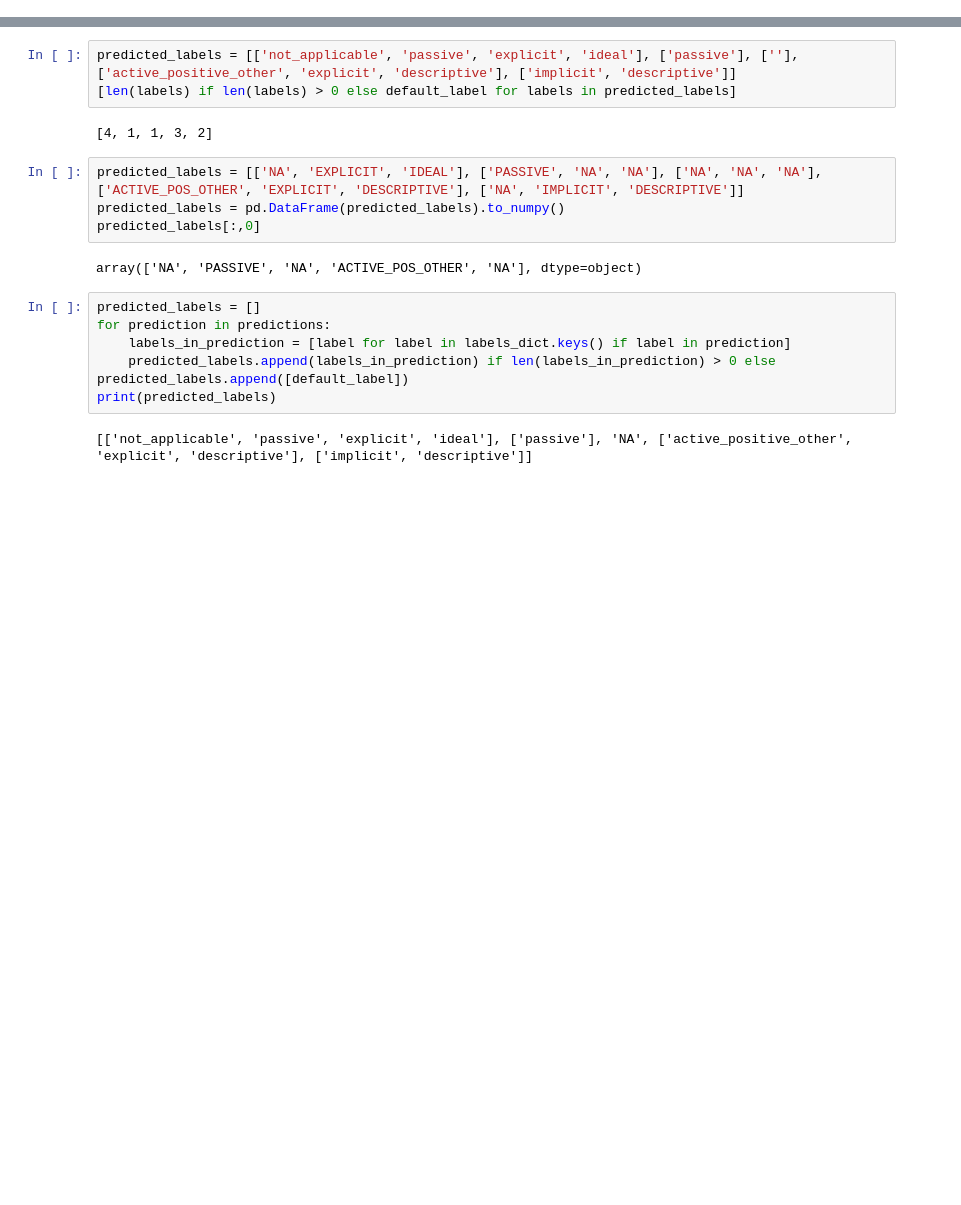
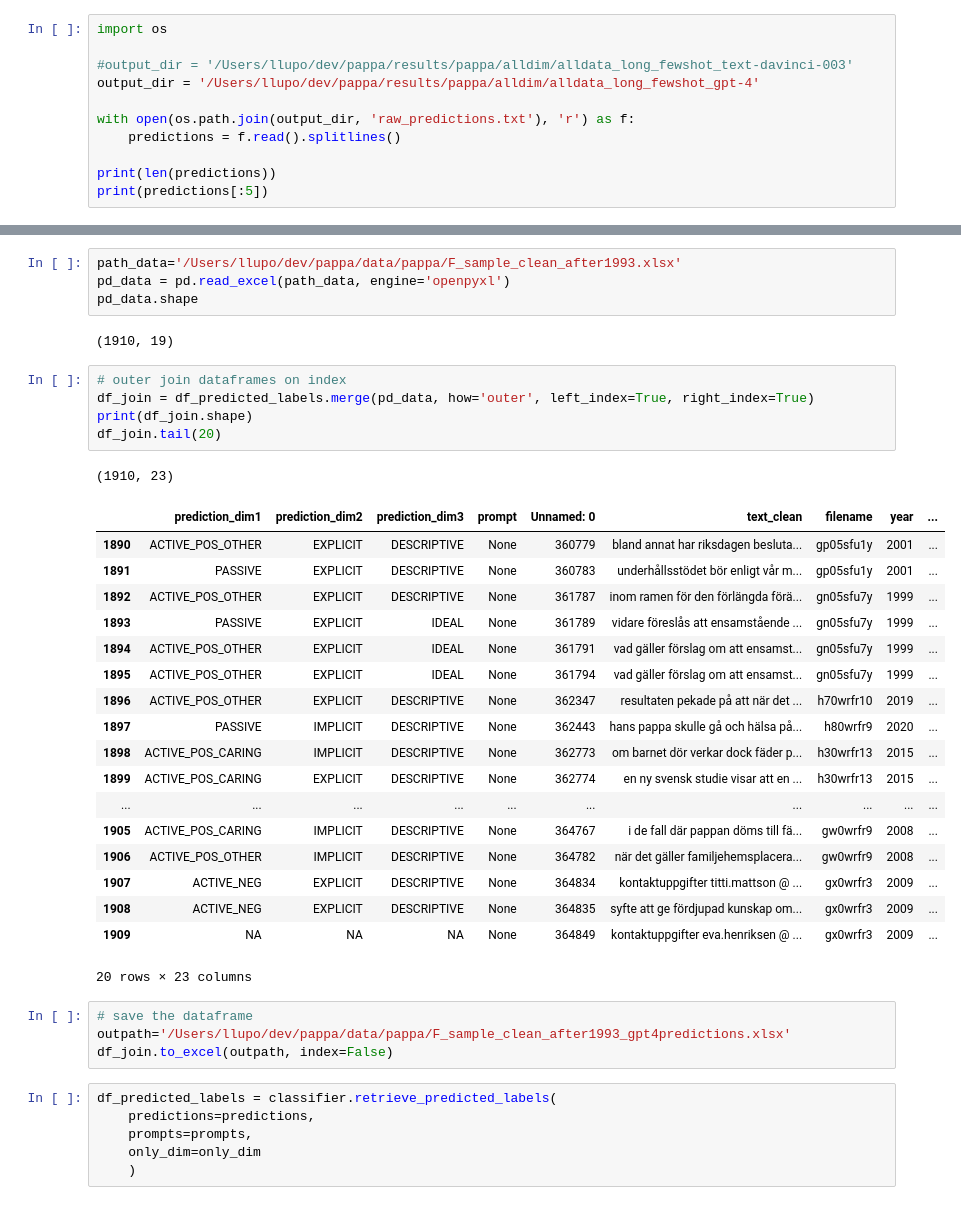
Before and after one commit to lorelupo/pappa, a Jupyter notebook: notebooks/retrieve_labels.ipynb, the cells around one changed output, grey strips where cells are left out. Drawn from its saved outputs; the diff is of its cells as text; blank space fills up the shorter version.

Commit message:
cleaned code for publication, added READMI - to be completed

```diff
--- a/notebooks/retrieve_labels.ipynb
+++ b/notebooks/retrieve_labels.ipynb
@@ -4,0 +12,11 @@ import numpy as np
+# %%
+import os
+
+#output_dir = '/Users/llupo/dev/pappa/results/pappa/alldim/alldata_long_fewshot_text-davinci-003'
+output_dir = '/Users/llupo/dev/pappa/results/pappa/alldim/alldata_long_fewshot_gpt-4'
+
+with open(os.path.join(output_dir, 'raw_predictions.txt'), 'r') as f:
+    predictions = f.read().splitlines()
+
+print(len(predictions))
+print(predictions[:5])
@@ -144,19 +156,41 @@ Retrieved predictions for dimension 0
-# %%
-predicted_labels = [['not_applicable', 'passive', 'explicit', 'ideal'], ['passive'], [''], ['active_positive_other', 'explicit', 'descriptive'], ['implicit', 'descriptive']]
-[len(labels) if len(labels) > 0 else default_label for labels in predicted_labels]
-# %% [output]
-[4, 1, 1, 3, 2]
-# %%
-predicted_labels = [['NA', 'EXPLICIT', 'IDEAL'], ['PASSIVE', 'NA', 'NA'], ['NA', 'NA', 'NA'], ['ACTIVE_POS_OTHER', 'EXPLICIT', 'DESCRIPTIVE'], ['NA', 'IMPLICIT', 'DESCRIPTIVE']]
-predicted_labels = pd.DataFrame(predicted_labels).to_numpy()
-predicted_labels[:,0]
-# %% [output]
-array(['NA', 'PASSIVE', 'NA', 'ACTIVE_POS_OTHER', 'NA'], dtype=object)
-# %%
-predicted_labels = []
-for prediction in predictions:
-    labels_in_prediction = [label for label in labels_dict.keys() if label in prediction]
-    predicted_labels.append(labels_in_prediction) if len(labels_in_prediction) > 0 else predicted_labels.append([default_label])
-print(predicted_labels)
-# %% [output]
-[['not_applicable', 'passive', 'explicit', 'ideal'], ['passive'], 'NA', ['active_positive_other', 'explicit', 'descriptive'], ['implicit', 'descriptive']]
+# %%
+path_data='/Users/llupo/dev/pappa/data/pappa/F_sample_clean_after1993.xlsx'
+pd_data = pd.read_excel(path_data, engine='openpyxl')
+pd_data.shape
+# %% [output]
+(1910, 19)
+# %%
+# outer join dataframes on index
+df_join = df_predicted_labels.merge(pd_data, how='outer', left_index=True, right_index=True)
+print(df_join.shape)
+df_join.tail(20)
+# %% [output]
+(1910, 23)
+|  | prediction_dim1 | prediction_dim2 | prediction_dim3 | prompt | Unnamed: 0 | text_clean | filename | year | ... |
+| 1890 | ACTIVE_POS_OTHER | EXPLICIT | DESCRIPTIVE | None | 360779 | bland annat har riksdagen besluta... | gp05sfu1y | 2001 | ... |
+| 1891 | PASSIVE | EXPLICIT | DESCRIPTIVE | None | 360783 | underhållsstödet bör enligt vår m... | gp05sfu1y | 2001 | ... |
+| 1892 | ACTIVE_POS_OTHER | EXPLICIT | DESCRIPTIVE | None | 361787 | inom ramen för den förlängda förä... | gn05sfu7y | 1999 | ... |
+| 1893 | PASSIVE | EXPLICIT | IDEAL | None | 361789 | vidare föreslås att ensamstående ... | gn05sfu7y | 1999 | ... |
+| 1894 | ACTIVE_POS_OTHER | EXPLICIT | IDEAL | None | 361791 | vad gäller förslag om att ensamst... | gn05sfu7y | 1999 | ... |
+| 1895 | ACTIVE_POS_OTHER | EXPLICIT | IDEAL | None | 361794 | vad gäller förslag om att ensamst... | gn05sfu7y | 1999 | ... |
+| 1896 | ACTIVE_POS_OTHER | EXPLICIT | DESCRIPTIVE | None | 362347 | resultaten pekade på att när det ... | h70wrfr10 | 2019 | ... |
+| 1897 | PASSIVE | IMPLICIT | DESCRIPTIVE | None | 362443 | hans pappa skulle gå och hälsa på... | h80wrfr9 | 2020 | ... |
+| 1898 | ACTIVE_POS_CARING | IMPLICIT | DESCRIPTIVE | None | 362773 | om barnet dör verkar dock fäder p... | h30wrfr13 | 2015 | ... |
+| 1899 | ACTIVE_POS_CARING | EXPLICIT | DESCRIPTIVE | None | 362774 | en ny svensk studie visar att en ... | h30wrfr13 | 2015 | ... |
+| ... | ... | ... | ... | ... | ... | ... | ... | ... | ... |
+| 1905 | ACTIVE_POS_CARING | IMPLICIT | DESCRIPTIVE | None | 364767 | i de fall där pappan döms till fä... | gw0wrfr9 | 2008 | ... |
+| 1906 | ACTIVE_POS_OTHER | IMPLICIT | DESCRIPTIVE | None | 364782 | när det gäller familjehemsplacera... | gw0wrfr9 | 2008 | ... |
+| 1907 | ACTIVE_NEG | EXPLICIT | DESCRIPTIVE | None | 364834 | kontaktuppgifter titti.mattson @ ... | gx0wrfr3 | 2009 | ... |
+| 1908 | ACTIVE_NEG | EXPLICIT | DESCRIPTIVE | None | 364835 | syfte att ge fördjupad kunskap om... | gx0wrfr3 | 2009 | ... |
+| 1909 | NA | NA | NA | None | 364849 | kontaktuppgifter eva.henriksen @ ... | gx0wrfr3 | 2009 | ... |
+20 rows × 23 columns
+# %%
+# save the dataframe
+outpath='/Users/llupo/dev/pappa/data/pappa/F_sample_clean_after1993_gpt4predictions.xlsx'
+df_join.to_excel(outpath, index=False)
+# %%
+df_predicted_labels = classifier.retrieve_predicted_labels(
+    predictions=predictions,
+    prompts=prompts,
+    only_dim=only_dim
+    )
```
Also changed, not shown: parts of 4 cells of this notebook, 48 other files.
